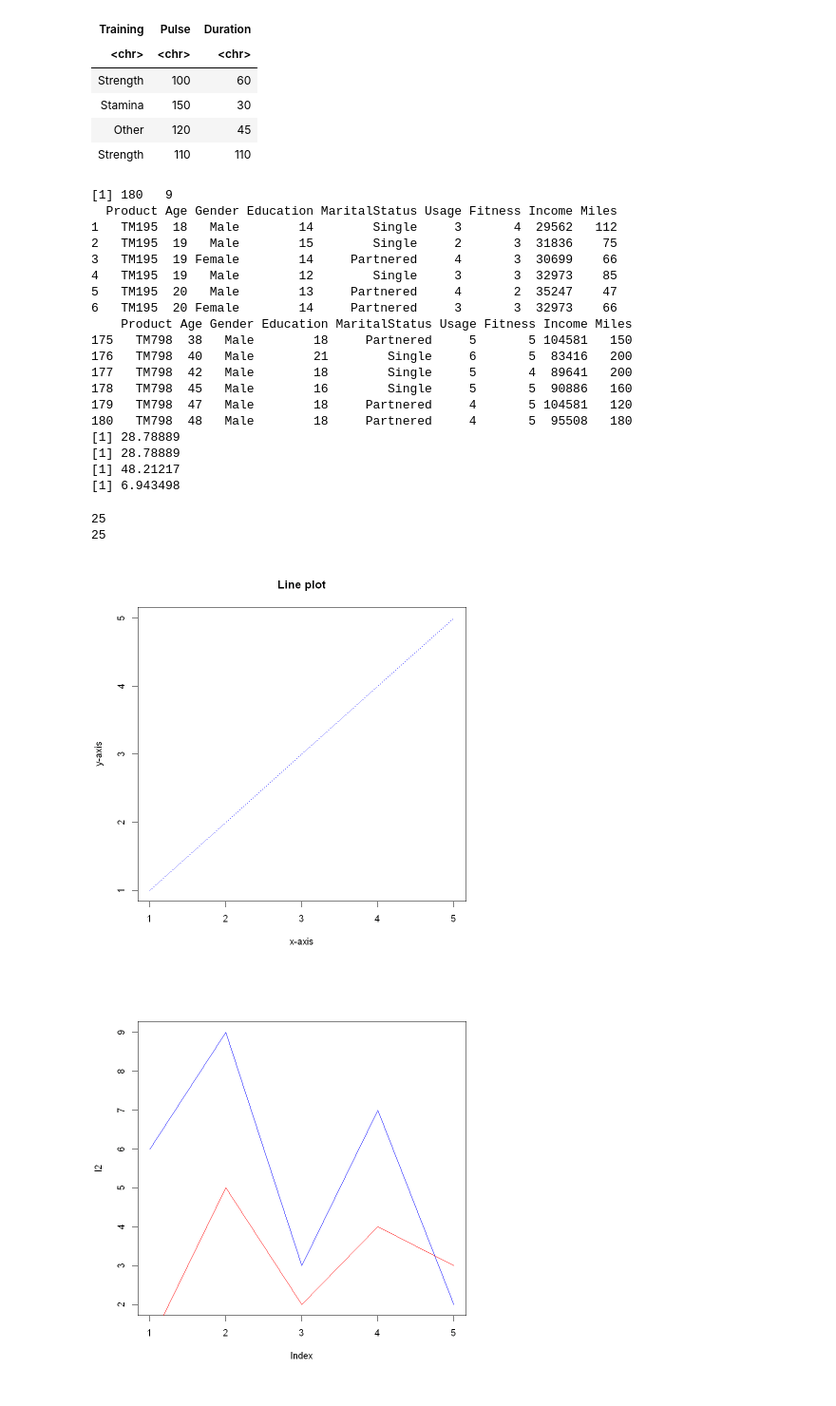
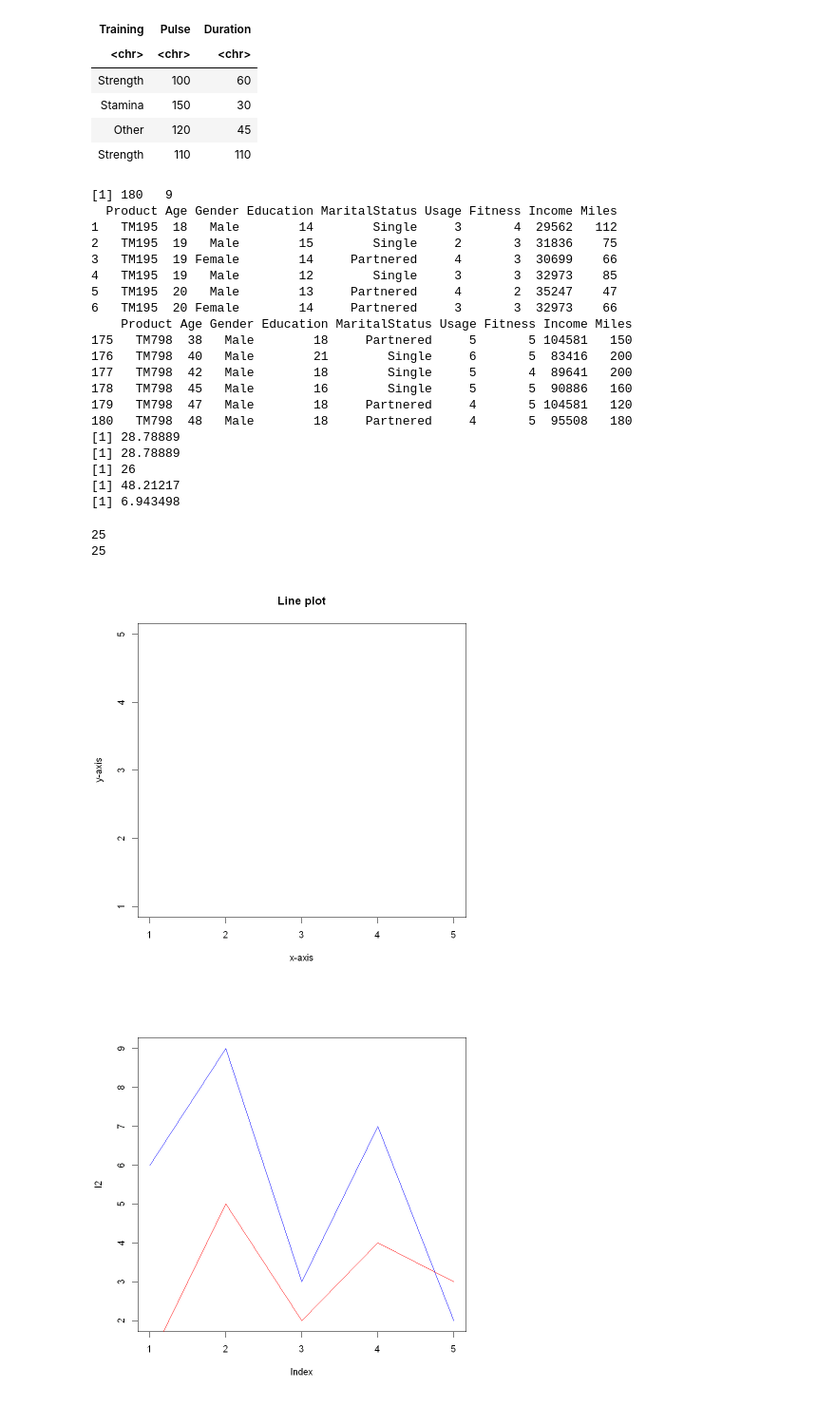
Before and after one commit to MandaKausthubh/AIM101-Statistics-For-DataScience-2025, a Jupyter notebook: Week3/R Intro/R_demo.ipynb, the cells around one changed output. Shown at 95% size. Cells and saved outputs as stored; diff of their text form; code cells hidden in the pictures.

```diff
--- a/Week3/R Intro/R_demo.ipynb
+++ b/Week3/R Intro/R_demo.ipynb
@@ -195,6 +197,7 @@ print(head(df_csv))
 print(tail(df_csv))
 print(mean(df_csv[,2]))
 print(mean(df_csv$Age))
+print(median(df_csv$Age))
 print(var(df_csv$Age))
 print(sd(df_csv$Age))
 
@@ -220,14 +223,15 @@ Mode()
 180   TM798  48   Male        18     Partnered     4       5  95508   180
 [1] 28.78889
 [1] 28.78889
+[1] 26
 [1] 48.21217
 [1] 6.943498
 25
 25
 # %%
-plot(1:5,main="Line plot",xlab='x-axis',ylab='y-axis',col='blue',type="l",lty=3)
+plot(1:5,main="Line plot",xlab='x-axis',ylab='y-axis',col='white',type="l",lty=1)
 # %% [output]
-[figure, old version]
+[figure, new version]
 # %%
 l1 <- c(1,5,2,4,3)
 l2 <- c(6,9,3,7,2)
```
Also changed, not shown: parts of 4 cells of this notebook, 7 other files.
